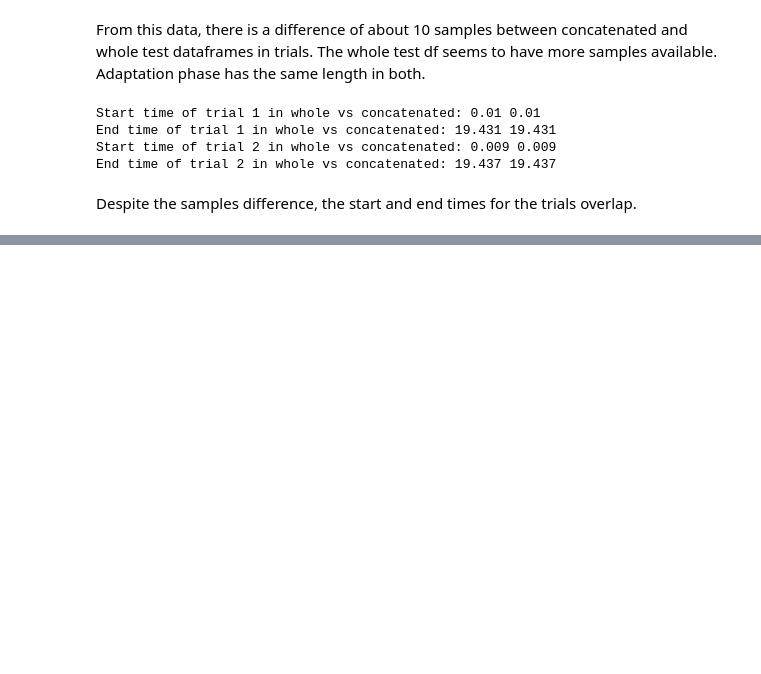
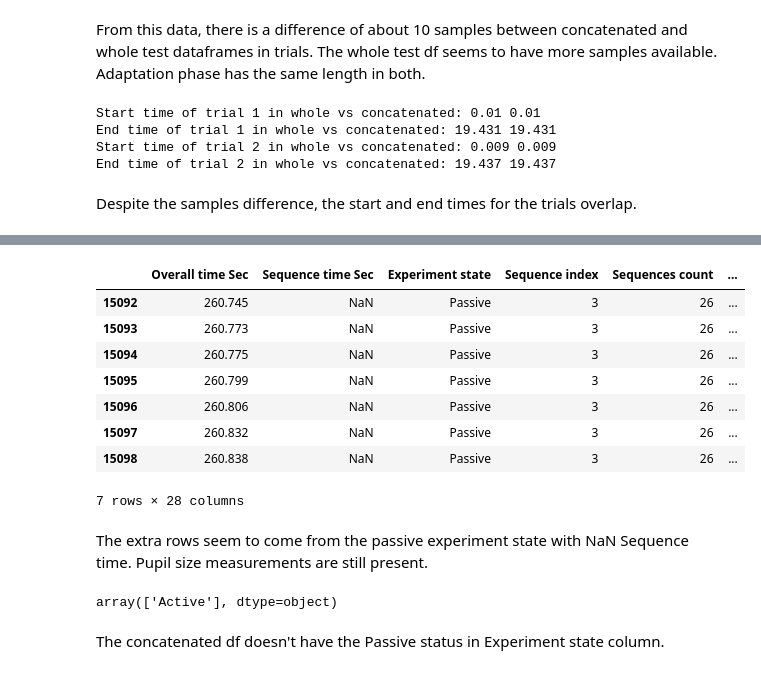
Before and after one commit to tscnlab/civibe_pupilprep, a Jupyter notebook: loading/load_data_new_data.ipynb, the cells around one changed output, grey strips where cells are left out. Saved outputs shown, nothing was run; the diff lists cells and outputs as text; code cells hidden in the pictures; blank space fills up the shorter version.

```diff
--- a/loading/load_data_new_data.ipynb
+++ b/loading/load_data_new_data.ipynb
@@ -116,0 +172,20 @@ Despite the samples difference, the start and end times for the trials overlap.
+# %%
+duplicates_df_2
+# %% [output]
+|  | Overall time Sec | Sequence time Sec | Experiment state | Sequence index | Sequences count | ... |
+| 15092 | 260.745 | NaN | Passive | 3 | 26 | ... |
+| 15093 | 260.773 | NaN | Passive | 3 | 26 | ... |
+| 15094 | 260.775 | NaN | Passive | 3 | 26 | ... |
+| 15095 | 260.799 | NaN | Passive | 3 | 26 | ... |
+| 15096 | 260.806 | NaN | Passive | 3 | 26 | ... |
+| 15097 | 260.832 | NaN | Passive | 3 | 26 | ... |
+| 15098 | 260.838 | NaN | Passive | 3 | 26 | ... |
+7 rows × 28 columns
+# %% [markdown]
+The extra rows seem to come from the passive experiment state with NaN Sequence time. Pupil size measurements are still present.
+# %%
+experiment_df["Experiment state"].unique()
+# %% [output]
+array(['Active'], dtype=object)
+# %% [markdown]
+The concatenated df doesn't have the Passive status in Experiment state column.
```
Also changed, not shown: parts of 4 cells of this notebook.
